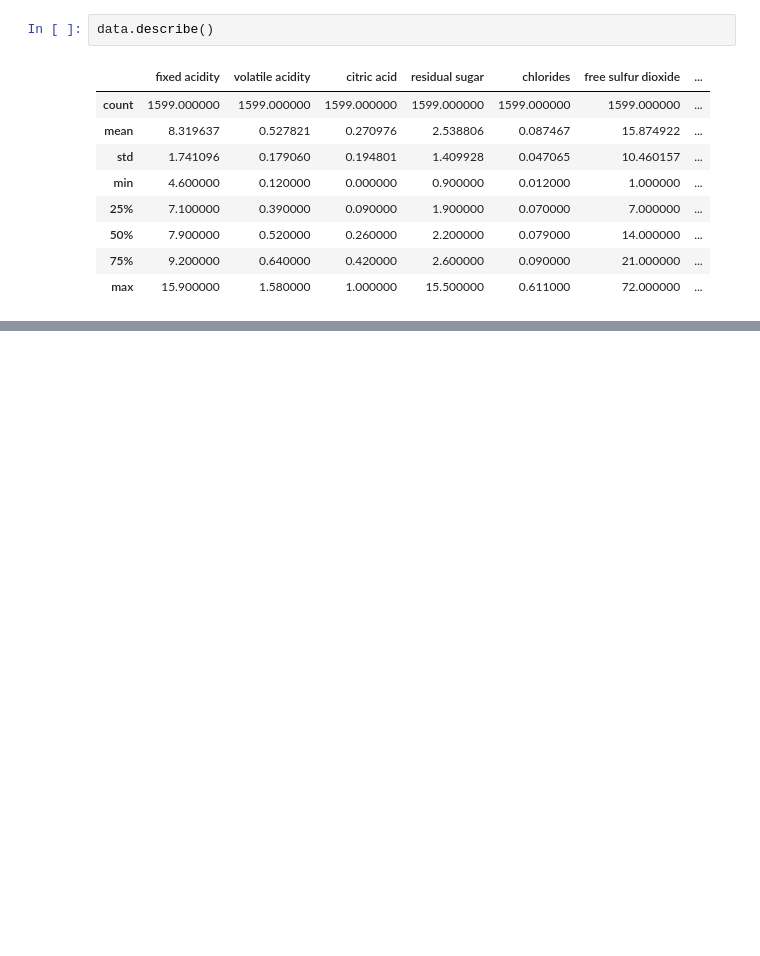
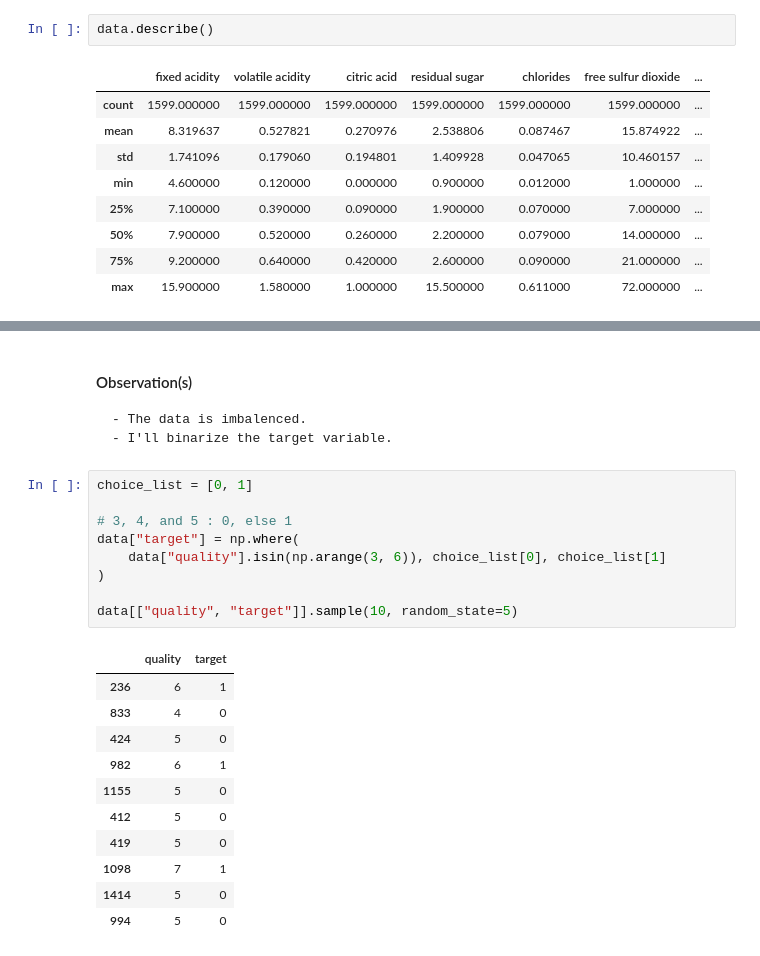
Before and after one commit to chineidu/Deep-Learning-With-Pytorch, a Jupyter notebook: notebook/05_hyperparams/01_mini_batch_contd.ipynb, the cells around one changed output, grey strips where cells are left out. Cells and saved outputs as stored; diff of their text form; blank space fills up the shorter version.

````diff
--- a/notebook/05_hyperparams/01_mini_batch_contd.ipynb
+++ b/notebook/05_hyperparams/01_mini_batch_contd.ipynb
@@ -104,0 +127,28 @@ data.describe()
+# %% [markdown]
+#### Observation(s)
+
+```text
+- The data is imbalenced.
+- I'll binarize the target variable.
+```
+# %%
+choice_list = [0, 1]
+
+# 3, 4, and 5 : 0, else 1
+data["target"] = np.where(
+    data["quality"].isin(np.arange(3, 6)), choice_list[0], choice_list[1]
+)
+
+data[["quality", "target"]].sample(10, random_state=5)
+# %% [output]
+|  | quality | target |
+| 236 | 6 | 1 |
+| 833 | 4 | 0 |
+| 424 | 5 | 0 |
+| 982 | 6 | 1 |
+| 1155 | 5 | 0 |
+| 412 | 5 | 0 |
+| 419 | 5 | 0 |
+| 1098 | 7 | 1 |
+| 1414 | 5 | 0 |
+| 994 | 5 | 0 |
````
Also changed, not shown: parts of 14 cells of this notebook.
